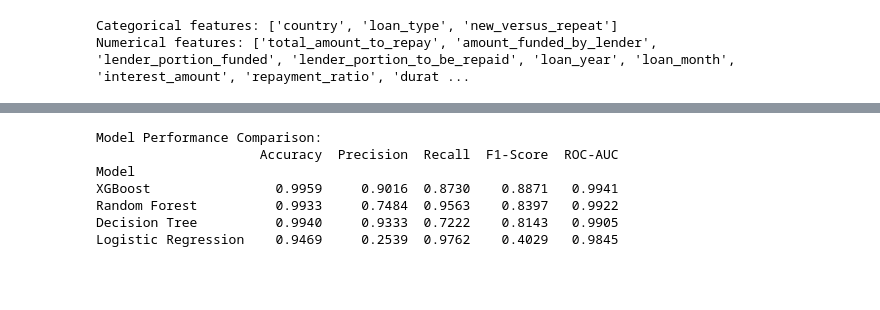
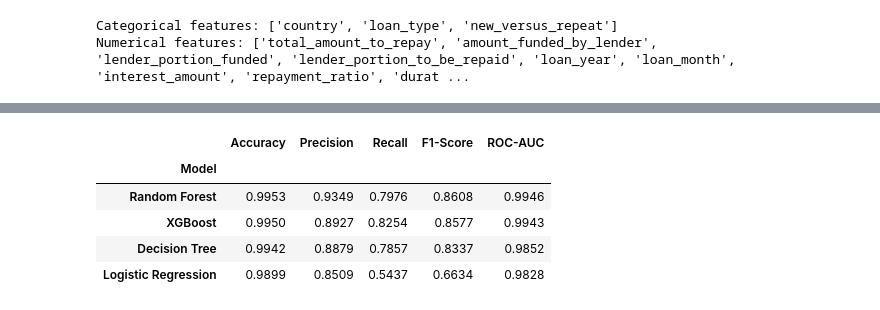
Before and after one commit to Brianoyaro/credit-risk-project, a Jupyter notebook: notebooks/train before tuning.ipynb, the cells around one changed output, grey strips where cells are left out. Drawn from its saved outputs; the diff is of its cells as text; code cells hidden in the pictures; blank space fills up the shorter version.

```diff
--- a/notebooks/train before tuning.ipynb
+++ b/notebooks/train before tuning.ipynb
@@ -879,71 +753,39 @@ xgboost_score:
 # %%
-import pandas as pd
-import numpy as np
-import matplotlib.pyplot as plt
-import seaborn as sns
-
-from sklearn.metrics import (
-    accuracy_score,
-    precision_score,
-    recall_score,
-    f1_score,
-    roc_auc_score,
-    classification_report,
-    confusion_matrix,
-    roc_curve,
-)
-
-# Models to compare
+# Map our comparison models using updated pipelines
 models = {
-    "Logistic Regression": logistic_regression,
-    "Decision Tree": decision_tree,
-    "Random Forest": random_forest,
-    "XGBoost": xgboost,
+    "Logistic Regression": final_lr,
+    "Decision Tree": final_dt,
+    "Random Forest": final_rf,
+    "XGBoost": final_xgb
 }
 
-# Store metrics and predictions
 results = []
 predictions = {}
 
 for name, model in models.items():
-
-    # Predict classes and probabilities
-    y_pred = model.predict(X_test)
-    y_prob = model.predict_proba(X_test)[:, 1]
+    y_pred = model.predict(X_raw_test)
+    y_prob = model.predict_proba(X_raw_test)[:, 1]
 
     predictions[name] = {
         "y_pred": y_pred,
-        "y_prob": y_prob,
+        "y_prob": y_prob
     }
 
-    # Calculate evaluation metrics
     results.append({
         "Model": name,
         "Accuracy": accuracy_score(y_test, y_pred),
-        "Precision": precision_score(
-            y_test, y_pred, zero_division=0
-        ),
-        "Recall": recall_score(
-            y_test, y_pred, zero_division=0
-        ),
-        "F1-Score": f1_score(
-            y_test, y_pred, zero_division=0
-        ),
-        "ROC-AUC": roc_auc_score(y_test, y_prob),
+        "Precision": precision_score(y_test, y_pred, zero_division=0),
+        "Recall": recall_score(y_test, y_pred, zero_division=0),
+        "F1-Score": f1_score(y_test, y_pred, zero_division=0),
+        "ROC-AUC": roc_auc_score(y_test, y_prob)
     })
 
-# Display comparison table
 results_df = pd.DataFrame(results).set_index("Model")
-
-print("Model Performance Comparison:")
-print(results_df.round(4).sort_values(
-    by="F1-Score", ascending=False
-))
+display(results_df.round(4).sort_values(by="F1-Score", ascending=False))
 # %% [output]
-Model Performance Comparison:
-                     Accuracy  Precision  Recall  F1-Score  ROC-AUC
-Model
-XGBoost                0.9959     0.9016  0.8730    0.8871   0.9941
-Random Forest          0.9933     0.7484  0.9563    0.8397   0.9922
-Decision Tree          0.9940     0.9333  0.7222    0.8143   0.9905
-Logistic Regression    0.9469     0.2539  0.9762    0.4029   0.9845
+|  | Accuracy | Precision | Recall | F1-Score | ROC-AUC |
+| Model |  |  |  |  |  |
+| Random Forest | 0.9953 | 0.9349 | 0.7976 | 0.8608 | 0.9946 |
+| XGBoost | 0.9950 | 0.8927 | 0.8254 | 0.8577 | 0.9943 |
+| Decision Tree | 0.9942 | 0.8879 | 0.7857 | 0.8337 | 0.9852 |
+| Logistic Regression | 0.9899 | 0.8509 | 0.5437 | 0.6634 | 0.9828 |
```
Also changed, not shown: parts of 44 cells of this notebook.
